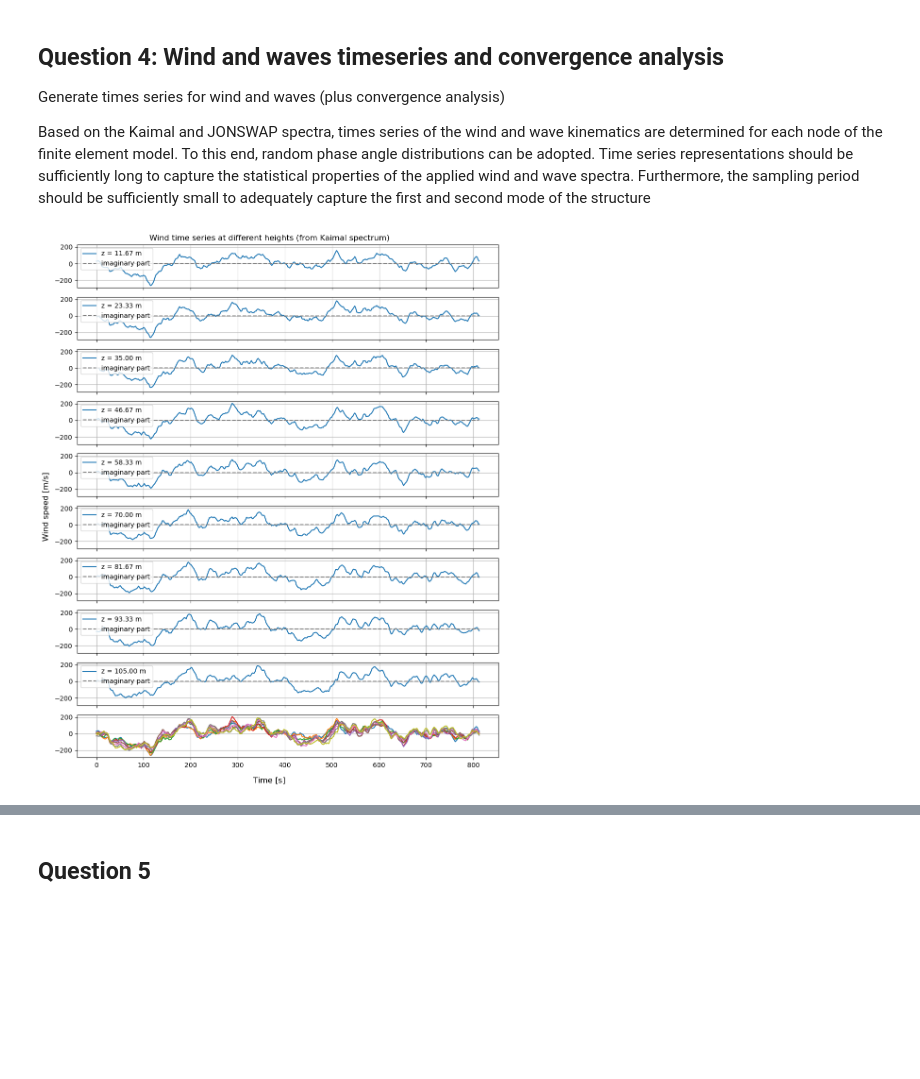
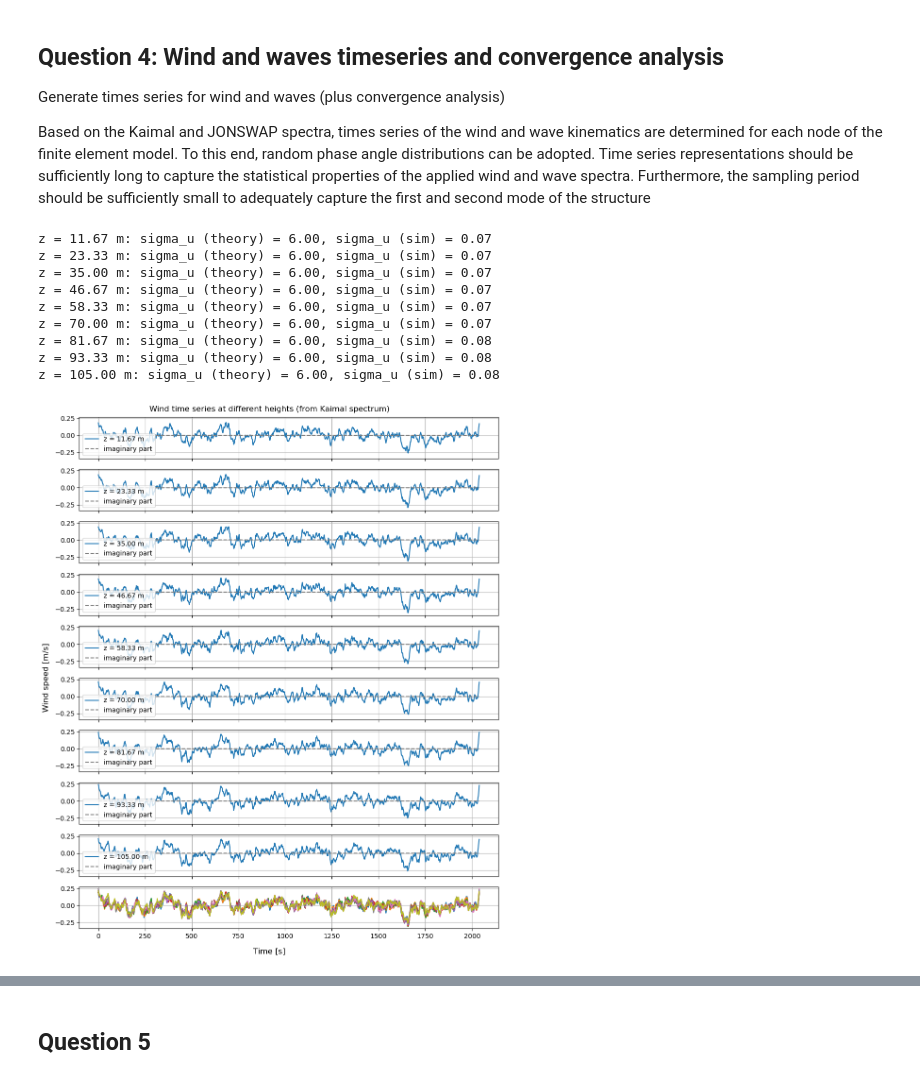
Before and after one commit to Lymone96/CIEM5220-Group2, a Jupyter notebook: 2_WW/WW_Assignment (Question 1-4).ipynb, the cells around one changed output, grey strips where cells are left out. Saved outputs shown, nothing was run; the diff lists cells and outputs as text; code cells hidden in the pictures; blank space fills up the shorter version.

```diff
--- a/2_WW/WW_Assignment (Question 1-4).ipynb
+++ b/2_WW/WW_Assignment (Question 1-4).ipynb
@@ -226,6 +235,16 @@ array([[ 1.16666667e+02, -4.54747351e-13,  1.16666667e+02,
 # %% [markdown]
 ### Step 2: Find Natural Frequencies
 # %%
+from scipy.linalg import eigh
+
+eigenvalues_scipy, eigenvectors_scipy = eigh(Kii, Mii)
+omega_scipy = np.sort(np.sqrt(eigenvalues_scipy.real))
+f_scipy = omega_scipy / (2 * np.pi)
+print("First 5 natural frequencies (using scipy.linalg.eigh):")
+for i in np.arange(0, 5):
+    print(f"Frequency {i+1}: {f_scipy[i]:.2f} Hz, {omega_scipy[i]:.2f} rad/s")
+print()
+
 mat = np.dot(np.linalg.inv(Mii), Kii)
 eigenvalues, eigenvectors = np.linalg.eig(mat)
 omega_eigen = np.sort(np.sqrt(eigenvalues.real))
@@ -375,7 +401,7 @@ def Kaimal(z, f, C, m, u_star, k, z_0):
 
 z_nodes = np.linspace(-h, H, 13)
 z_nodes_air = z_nodes[z_nodes > 0]
-f_kaimal = np.linspace(0.01, 0.5, 200)
+f_kaimal = np.linspace(0.01, 0.5, 1000)
 S_auto = np.zeros((len(z_nodes_air), len(f_kaimal)))
 
 fig, axes = plt.subplots(1, 9, figsize=(15, 3), sharex=True, sharey=True)
@@ -384,9 +410,11 @@ for i,z in enumerate(z_nodes_air):
 
     I_u = k * A / np.log(z / z_0)
     sigma_u = I_u * U_bar(z, u_star, k, z_0)
+
     S_auto[i] = R_N * sigma_u**2 / f_kaimal
 
-    axes[i].loglog(f_L, R_N)
+    axes[i].plot(f_L, R_N)
+
 fig.supxlabel('$\\mathrm{f_L}$ [-]')
 fig.supylabel('S(f) [-]')
 plt.suptitle('Kaimal spectra')
@@ -397,6 +425,9 @@ def wind_cross_spectrum(f):
 
     for i,S_1 in enumerate(S_auto):
         for j,S_2 in enumerate(S_auto):
+            if i == j:
+                S_wind_cross[i, j] = S_1
+                continue
             z_i = z_nodes_air[i]
             z_j = z_nodes_air[j]
             r_z = np.abs(z_i - z_j)
@@ -406,8 +437,13 @@ def wind_cross_spectrum(f):
             S_wind_cross[i, j] = S_cross
     return S_wind_cross
 
+S_wind_cross = wind_cross_spectrum(f_kaimal)
+
+
+# Plotting the auto- and cross-spectra (commented to save time)
+
 # fig, axes = plt.subplots(len(z_nodes_air), len(z_nodes_air), figsize=(15, 15), sharex=True, sharey=True)
-S_wind_cross = wind_cross_spectrum(f_kaimal)
+
 # for i in range(len(S_auto)):
 #     for j in range(len(S_auto)):
 #         axes[i, j].loglog(f_kaimal, S_wind_cross[i, j])
@@ -483,7 +548,7 @@ structure
 
 N = len(f_kaimal)  # Number of frequency bins
 df = f_kaimal[1] - f_kaimal[0]  # Frequency step size
-fs = df * N # Frequency resolution
+fs = df * N * 2 # Frequency resolution
 
 
 complex_fourier_coefficients_kaimal = np.zeros((len(z_nodes_air), len(f_kaimal)), dtype=complex)
@@ -500,34 +565,54 @@ for i in range(N):
     V_n = H_n @ random_phase_vector
 
     mask = np.eye(len(S_n))
 
-    A_n = np.sqrt(2*S_n*df) * mask
+    A_n = np.sqrt(2 * S_n * df) * mask
 
     X_n = A_n @ V_n
 
     complex_fourier_coefficients_kaimal[:, i] = X_n
 
 dt = 1 / fs
-time = np.arange(0, 2*N * dt+dt, dt)
+time = np.arange(0, 2*N * dt+dt/2, dt)
 
 fig, ax = plt.subplots(10, 1, figsize=(10, 12), sharex=True, sharey=True)
+wind_turbulence = np.zeros((len(z_nodes_air), len(time)))
 
 for i in range(len(z_nodes_air)):
-    X_complex = N * np.concatenate(([0+0j], complex_fourier_coefficients_kaimal[i], np.conjugate(complex_fourier_coefficients_kaimal[i][::-1])))
+    X_complex = np.concatenate(([0+0j], complex_fourier_coefficients_kaimal[i], np.conjugate(complex_fourier_coefficients_kaimal[i][::-1])))
     time_series = np.fft.ifft(X_complex)
+    wind_turbulence[i] = time_series.real
 
     ax[i].plot(time, time_series.real, label=f'z = {z_nodes_air[i]:.2f} m')
     ax[i].plot(time, time_series.imag, color='gray', label=f'imaginary part', linestyle='--')
     ax[i].legend()
     ax[i].grid()
 
     ax[9].plot(time, time_series.real)
 
 ax[9].grid()
 
 fig.suptitle('Wind time series at different heights (from Kaimal spectrum)')
 fig.supxlabel('Time [s]')
 fig.supylabel('Wind speed [m/s]')
 fig.tight_layout()
+
+# Check the amplitude scaling of the generated turbulence time series
+
+# The standard deviation of the turbulence at each height should match the theoretical value sigma_u
+for i, z in enumerate(z_nodes_air):
+    I_u = k * A / np.log(z / z_0)
+    sigma_u_theory = I_u * U_bar(z, u_star, k, z_0)
+    sigma_u_sim = np.std(wind_turbulence[i])
+    print(f"z = {z:.2f} m: sigma_u (theory) = {sigma_u_theory:.2f}, sigma_u (sim) = {sigma_u_sim:.2f}")
 # %% [output]
+z = 11.67 m: sigma_u (theory) = 6.00, sigma_u (sim) = 0.07
+z = 23.33 m: sigma_u (theory) = 6.00, sigma_u (sim) = 0.07
+z = 35.00 m: sigma_u (theory) = 6.00, sigma_u (sim) = 0.07
+z = 46.67 m: sigma_u (theory) = 6.00, sigma_u (sim) = 0.07
+z = 58.33 m: sigma_u (theory) = 6.00, sigma_u (sim) = 0.07
+z = 70.00 m: sigma_u (theory) = 6.00, sigma_u (sim) = 0.07
+z = 81.67 m: sigma_u (theory) = 6.00, sigma_u (sim) = 0.08
+z = 93.33 m: sigma_u (theory) = 6.00, sigma_u (sim) = 0.08
+z = 105.00 m: sigma_u (theory) = 6.00, sigma_u (sim) = 0.08
-[figure, old version]
+[figure, new version]
```
Also changed, not shown: parts of 24 cells of this notebook, 1 other file.
